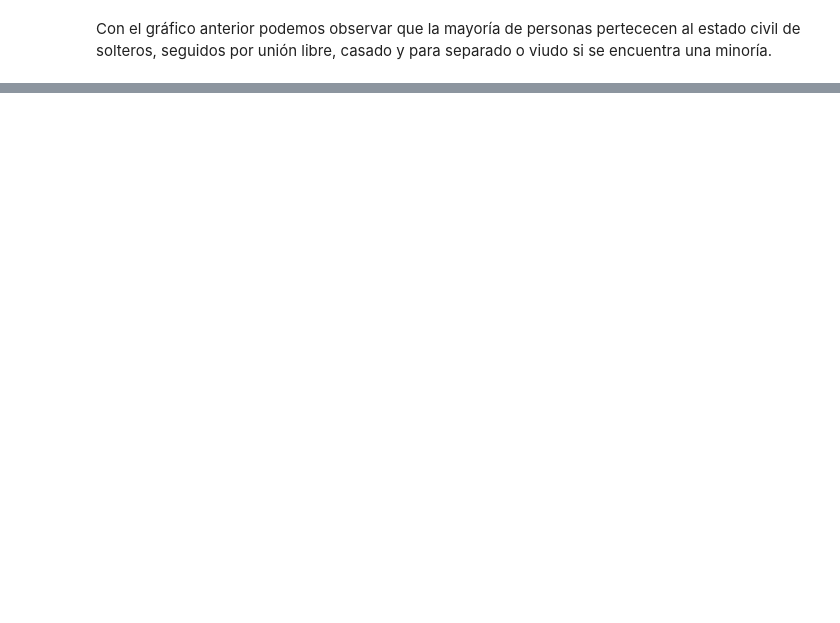
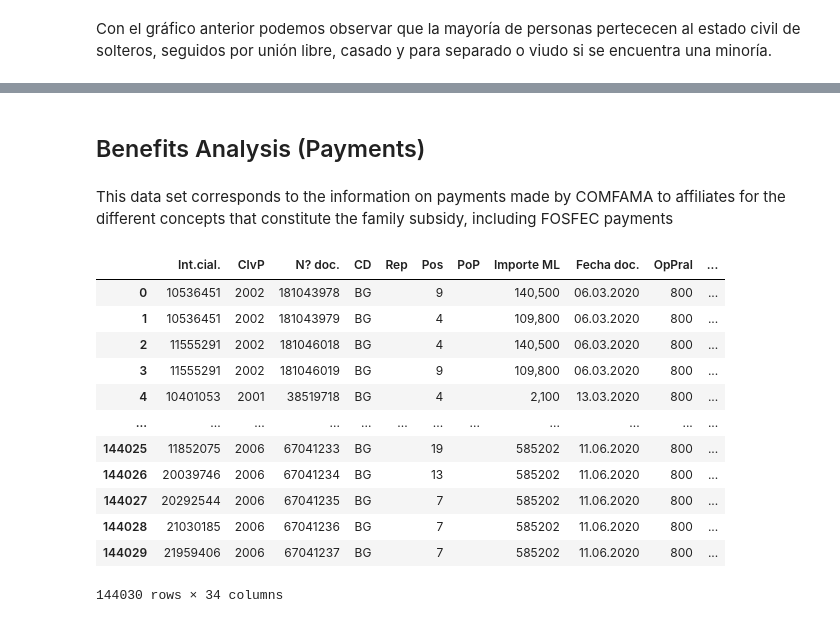
Before and after one commit to pablovem/DS4A-Practicum, a Jupyter notebook: Data_Exploration1.ipynb, the cells around one changed output, grey strips where cells are left out. Cells and saved outputs as stored; diff of their text form; code cells hidden in the pictures; blank space fills up the shorter version.

```diff
--- a/Data_Exploration1.ipynb
+++ b/Data_Exploration1.ipynb
@@ -182,2 +325,22 @@ plt.ylabel('', fontsize=15)
 # %%
 lote_df
+# %% [markdown]
+## Benefits Analysis (Payments)
+# %% [markdown]
+This data set corresponds to the information on payments made by COMFAMA to affiliates for the different concepts that constitute the family subsidy, including FOSFEC payments
+# %%
+ben_df
+# %% [output]
+|  | Int.cial. | ClvP | N? doc. | CD | Rep | Pos | PoP | Importe ML | Fecha doc. | OpPral | ... |
+| 0 | 10536451 | 2002 | 181043978 | BG |  | 9 |  | 140,500 | 06.03.2020 | 800 | ... |
+| 1 | 10536451 | 2002 | 181043979 | BG |  | 4 |  | 109,800 | 06.03.2020 | 800 | ... |
+| 2 | 11555291 | 2002 | 181046018 | BG |  | 4 |  | 140,500 | 06.03.2020 | 800 | ... |
+| 3 | 11555291 | 2002 | 181046019 | BG |  | 9 |  | 109,800 | 06.03.2020 | 800 | ... |
+| 4 | 10401053 | 2001 | 38519718 | BG |  | 4 |  | 2,100 | 13.03.2020 | 800 | ... |
+| ... | ... | ... | ... | ... | ... | ... | ... | ... | ... | ... | ... |
+| 144025 | 11852075 | 2006 | 67041233 | BG |  | 19 |  | 585202 | 11.06.2020 | 800 | ... |
+| 144026 | 20039746 | 2006 | 67041234 | BG |  | 13 |  | 585202 | 11.06.2020 | 800 | ... |
+| 144027 | 20292544 | 2006 | 67041235 | BG |  | 7 |  | 585202 | 11.06.2020 | 800 | ... |
+| 144028 | 21030185 | 2006 | 67041236 | BG |  | 7 |  | 585202 | 11.06.2020 | 800 | ... |
+| 144029 | 21959406 | 2006 | 67041237 | BG |  | 7 |  | 585202 | 11.06.2020 | 800 | ... |
+144030 rows × 34 columns
```
Also changed, not shown: parts of 31 cells of this notebook.
